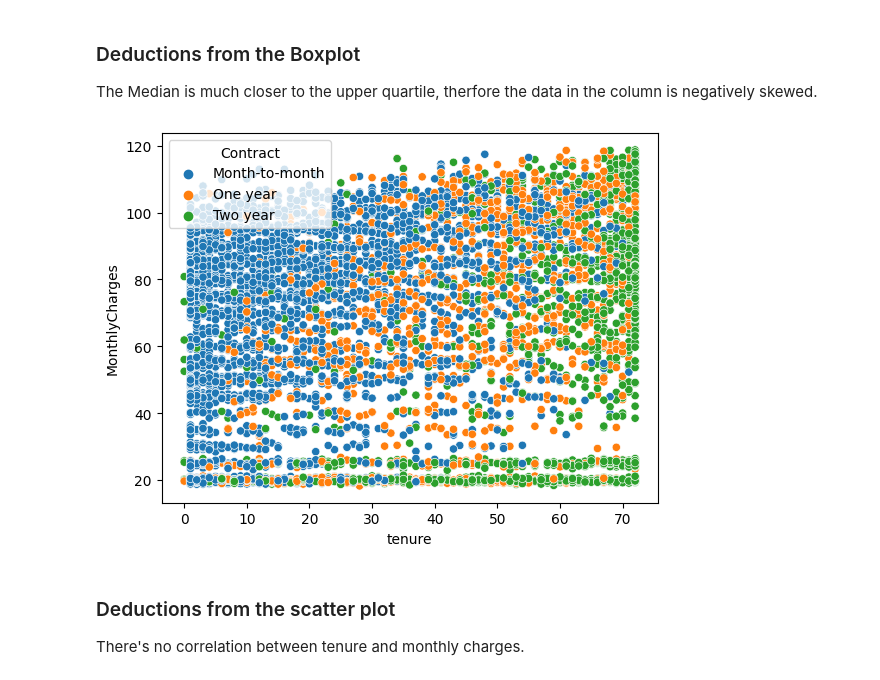
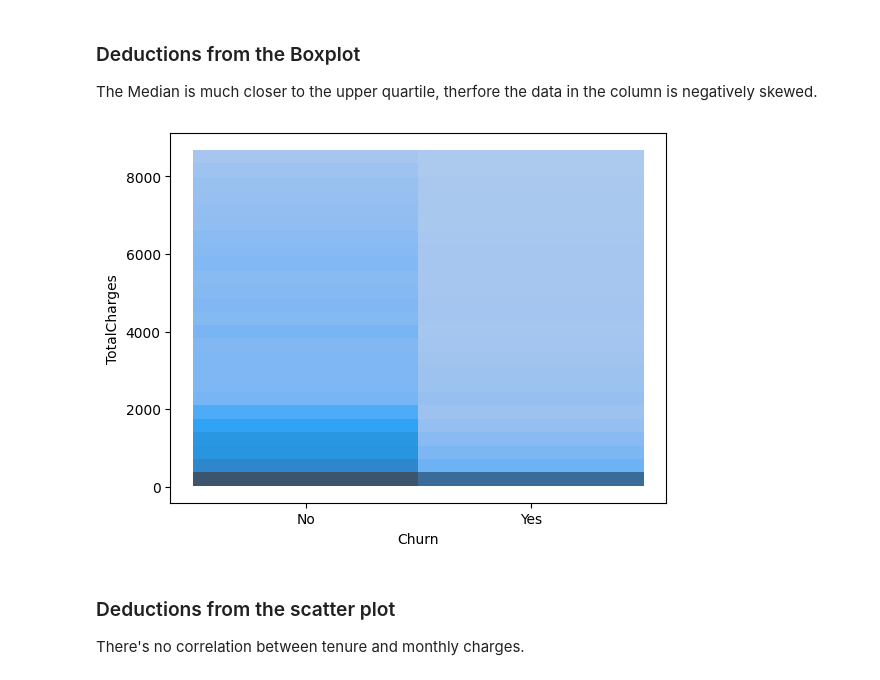
Before and after one commit to Vinnie76/Predicting-Customer-Churn-Classification-Problem, a Jupyter notebook: Predicting Customer Churn.ipynb, the cells around one changed output. Saved outputs shown, nothing was run; the diff lists cells and outputs as text; code cells hidden in the pictures.

```diff
--- a/Predicting Customer Churn.ipynb
+++ b/Predicting Customer Churn.ipynb
@@ -233,10 +233,10 @@ sns.boxplot(data=data['MonthlyCharges'])
 ### Deductions from the Boxplot
 The Median is much closer to the upper quartile, therfore the data in the column is negatively skewed.
 # %%
-sns.scatterplot(data=data, x='tenure', y='MonthlyCharges', hue='Contract')
+sns.histplot(data=data, x='Churn', y='TotalCharges')
 plt.show()
 # %% [output]
-[figure, old version]
+[figure, new version]
 # %% [markdown]
 ### Deductions from the scatter plot
 There's no correlation between tenure and monthly charges.
```
Also changed, not shown: parts of 3 cells of this notebook.
